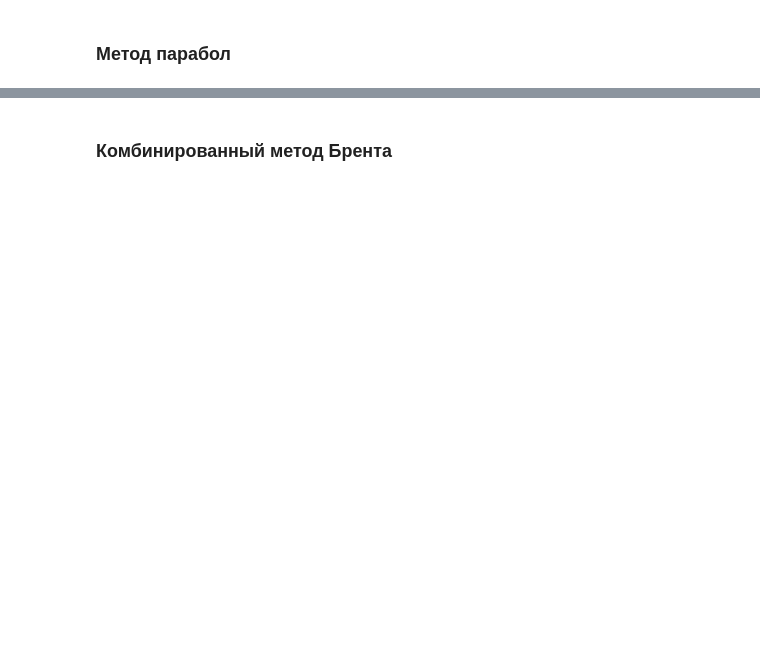
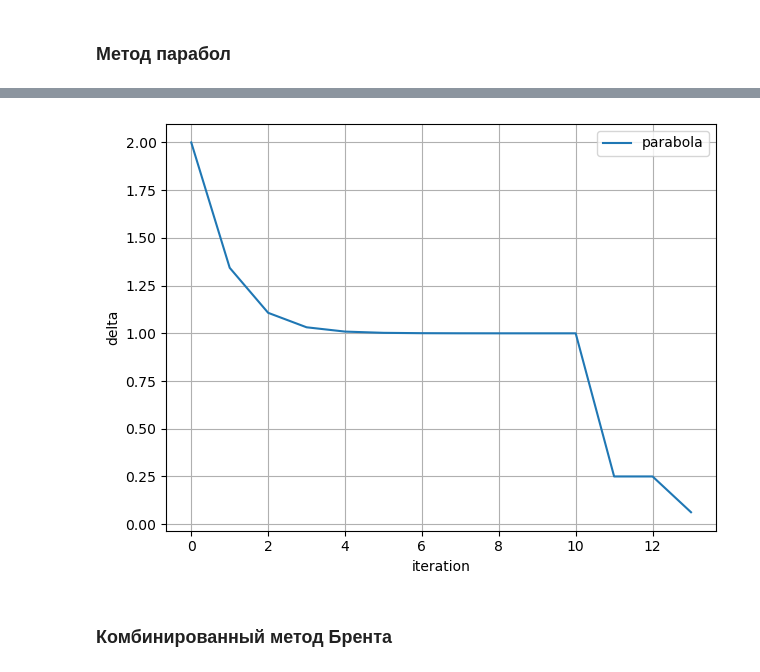
Before and after one commit to alexmoroz002/Appl-Math, a Jupyter notebook: lab-2_am.ipynb, the cells around one changed output, grey strips where cells are left out. Saved outputs shown, nothing was run; the diff lists cells and outputs as text; code cells hidden in the pictures; blank space fills up the shorter version.

```diff
--- a/lab-2_am.ipynb
+++ b/lab-2_am.ipynb
@@ -66,0 +151,5 @@ KeyboardInterrupt:
+# %%
+parabola_fixed_segments = pd.DataFrame({"left": [], "right": [], "length": []})
+parabola_fixed_segments.index.name = "iteration"
+print(parabola_minimization_fixed(-1, 1, 0.1, function))
+parabola_fixed_segments
@@ -67,3 +174,13 @@ KeyboardInterrupt:
+# %%
+plt.plot(parabola_fixed_segments.index, parabola_fixed_segments["length"], label="parabola")
+plt.ylabel('delta')
+plt.xlabel('iteration')
+plt.legend()
+plt.grid()
+plt.tight_layout()
+plt.show()
+# %% [output]
+[figure, added]
 # %% [markdown]
 
 ### Комбинированный метод Брента
```
Also changed, not shown: parts of 10 cells of this notebook.
